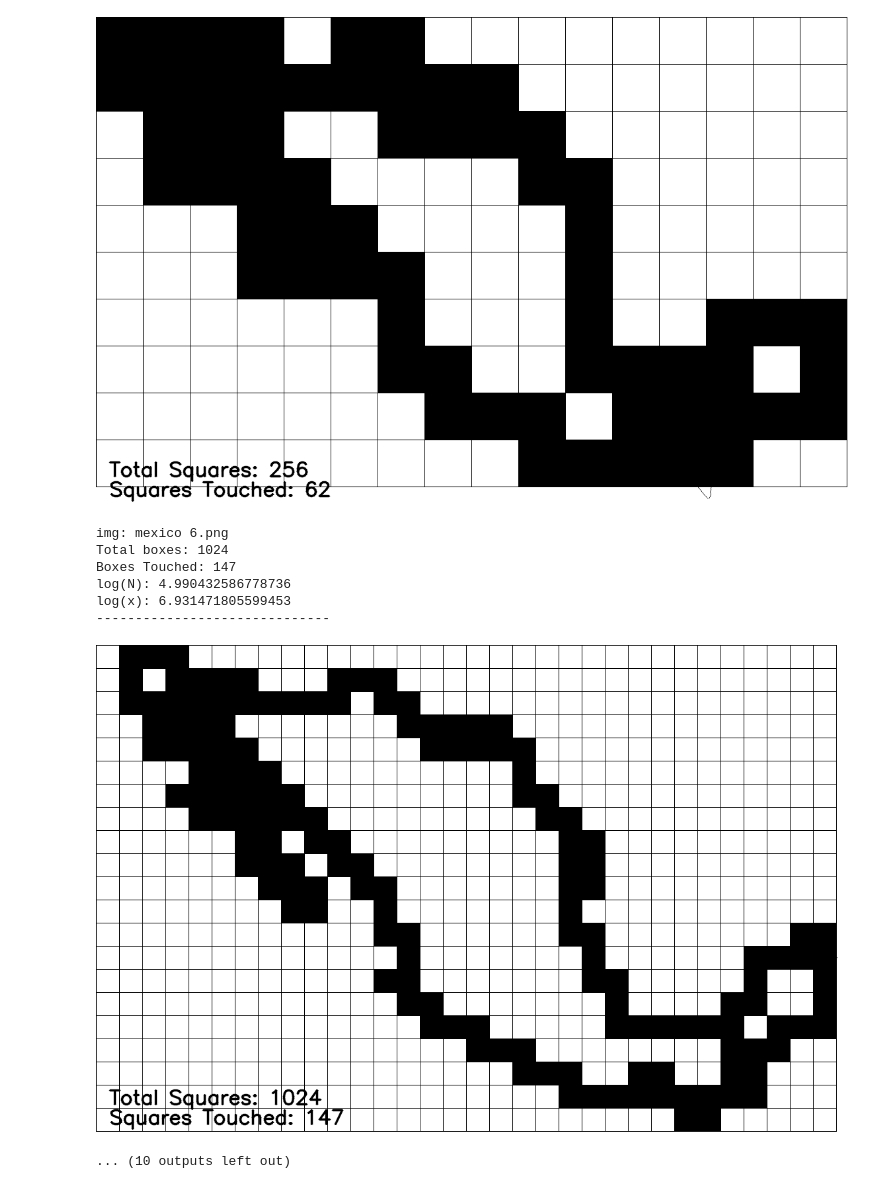
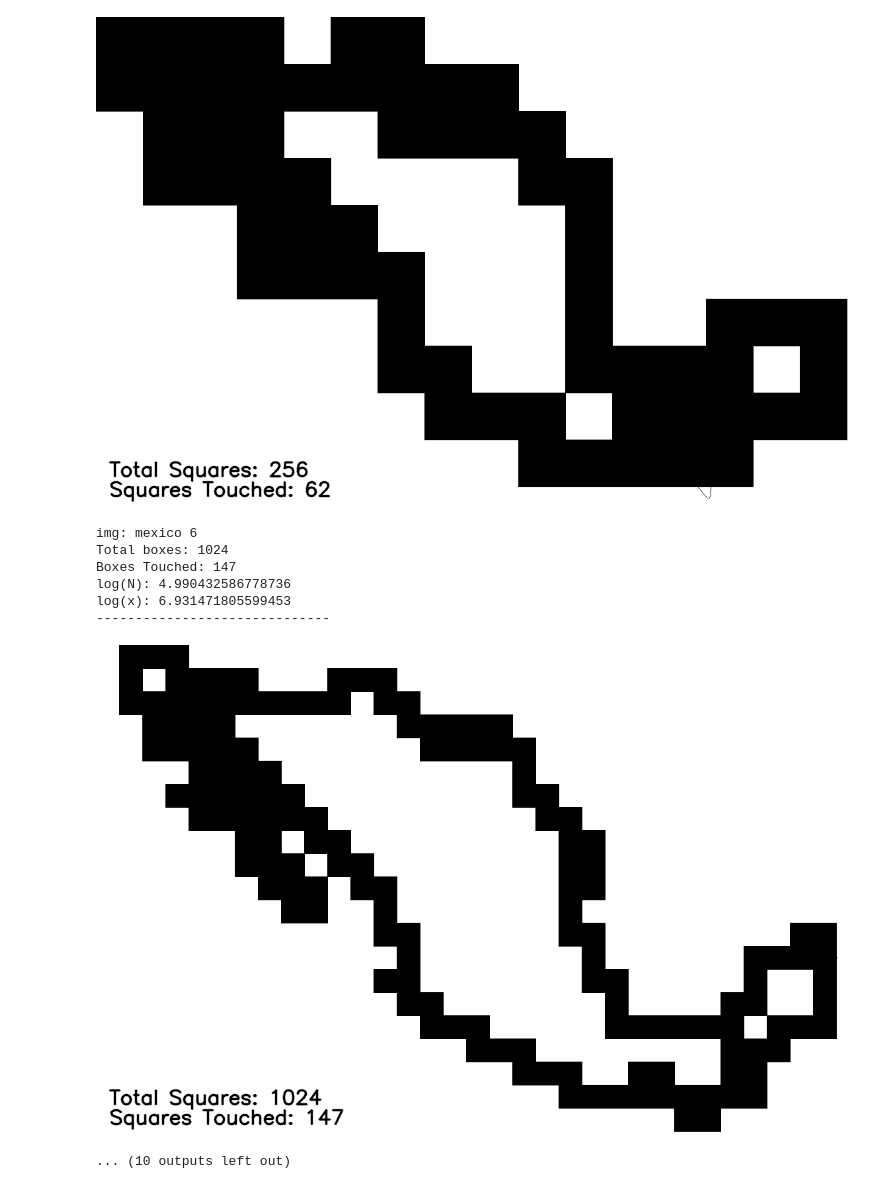
Before and after one commit to ushieru/Minkowski-Bouligand-dimension, a Jupyter notebook: Minkowski_Bouligand_dimension.ipynb, the cells around one changed output. Cells and saved outputs as stored; diff of their text form; code cells hidden in the pictures.

```diff
--- a/Minkowski_Bouligand_dimension.ipynb
+++ b/Minkowski_Bouligand_dimension.ipynb
@@ -23,7 +23,7 @@ class MinkowskiBouligandDimension:
         return False
 
 
-    def get_data(self, exponente, height, width):
+    def get_data(self, exponente, height, width, grid = False):
         img = copy.deepcopy(self.img)
         floatlWidth = width / exponente
         integerWidth = integerlHeight = int(floatlWidth)
@@ -36,16 +36,17 @@ class MinkowskiBouligandDimension:
 
         boxesTouched = 0
 
-        while((posY + auxHeight) <= height):
+        while (posY + auxHeight) <= height:
             posX = 0
             while((posX + auxWidth) <= width):
                 crop_img = self.img[posY:posY + auxHeight, posX:posX + auxWidth]
 
-                if(self.is_diferent(crop_img)):
+                if self.is_diferent(crop_img) :
                     boxesTouched += 1
                     cv2.rectangle(img, (posX, posY), (posX + auxWidth, posY + auxHeight), (0, 0, 0), thickness = -1)
                 else:
-                    cv2.rectangle(img, (posX, posY), (posX + auxWidth, posY + auxHeight), (0, 0, 0), thickness = 1)
+                    if grid:
+                        cv2.rectangle(img, (posX, posY), (posX + auxWidth, posY + auxHeight), (0, 0, 0), thickness = 1)
 
                 posX += auxWidth
             posY += auxHeight
@@ -85,21 +86,22 @@ import math
 import uuid
 import urllib.request
 
+EXPONENTE = 2
+LIMITE = 1200
+URL_IMAGE = 'https://raw.githubusercontent.com/USHIERU/Minkowski-Bouligand-dimension/f2c4784593220a2139dc38f4cf9882370eb5b4b9/resources/mexico.png'
+WITH_GRID = False
+NAME = "mexico"
+
+
 def url_to_image(url):
-
 	resp = urllib.request.urlopen(url)
 	image = np.asarray(bytearray(resp.read()), dtype="uint8")
 	image = cv2.imdecode(image, cv2.IMREAD_COLOR)
 	return image
 
 if __name__ == "__main__":
-    name = "mexico.png"
-    img = url_to_image('https://raw.githubusercontent.com/USHIERU/Minkowski-Bouligand-dimension/f2c4784593220a2139dc38f4cf9882370eb5b4b9/resources/mexico.png')
+    img = url_to_image(URL_IMAGE)
 
-    exponente = 2
-    limite = 1200
-
-    resultados = []
     minkowskiBouligandDimension = MinkowskiBouligandDimension(img)
     height, width, _ = img.shape
 
@@ -107,13 +109,12 @@ if __name__ == "__main__":
 
     print('Imagen Original\n------------------------------')
     cv2_imshow(img)
-    while(exponente < limite):
-        total_box_touched = exponente ** 2
-        boxesTouched, newImage = minkowskiBouligandDimension.get_data(exponente, height, width)
-        resultados.append((total_box_touched, boxesTouched, "%s %s.png" % (name[0: name.index(".")], i)))
-        exponente *= 2
+    while(EXPONENTE < LIMITE):
+        total_box_touched = EXPONENTE ** 2
+        boxesTouched, newImage = minkowskiBouligandDimension.get_data(EXPONENTE, height, width, WITH_GRID)
+        EXPONENTE *= 2
         i += 1
-        print("img: %s\nTotal boxes: %s\nBoxes Touched: %s\nlog(N): %s\nlog(x): %s\n------------------------------" % ("%s %s.png" % (name[0: name.index(".")], i), total_box_touched, boxesTouched, math.log(boxesTouched),  math.log(total_box_touched)))
+        print("img: %s\nTotal boxes: %s\nBoxes Touched: %s\nlog(N): %s\nlog(x): %s\n------------------------------" % ("%s %s" % (NAME, i), total_box_touched, boxesTouched, math.log(boxesTouched),  math.log(total_box_touched)))
         cv2_imshow(newImage)
 # %% [output]
 Imagen Original
@@ -144,14 +145,14 @@ img: mexico 5.png
 Total boxes: 256
 Boxes Touched: 62
 log(N): 4.127134385045092
 log(x): 5.545177444479562
 ------------------------------
-[figure, old version]
+[figure, new version]
-img: mexico 6.png
+img: mexico 6
 Total boxes: 1024
 Boxes Touched: 147
 log(N): 4.990432586778736
 log(x): 6.931471805599453
 ------------------------------
-[figure, old version]
+[figure, new version]
 ... (10 outputs left out)
```
Also changed, not shown: parts of 1 cell of this notebook.
